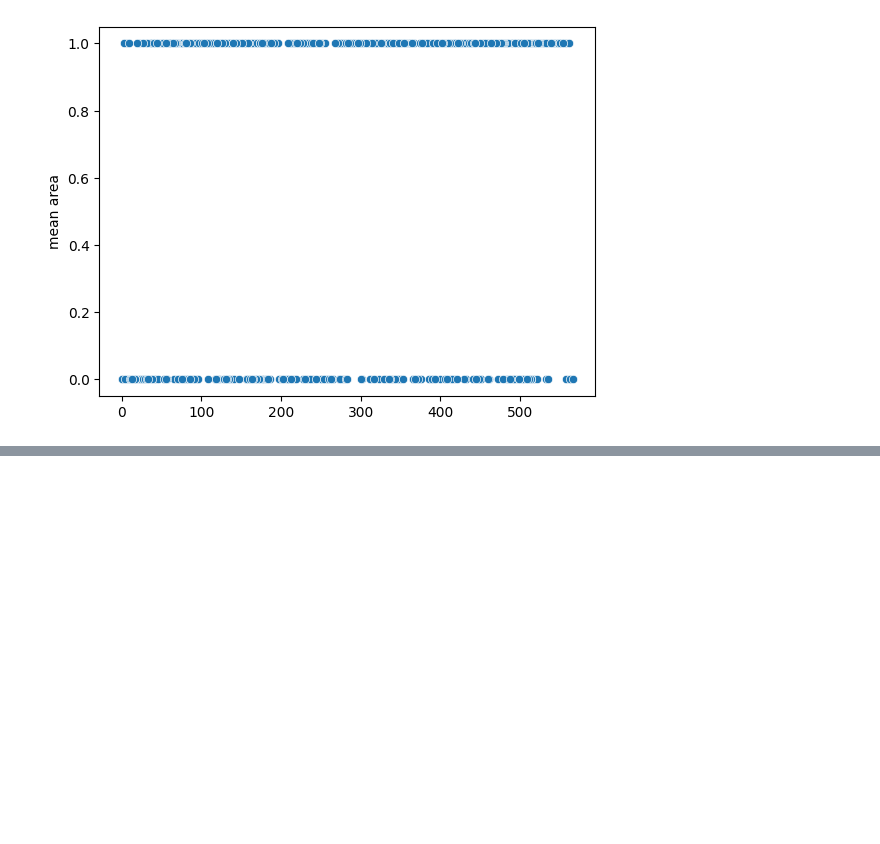
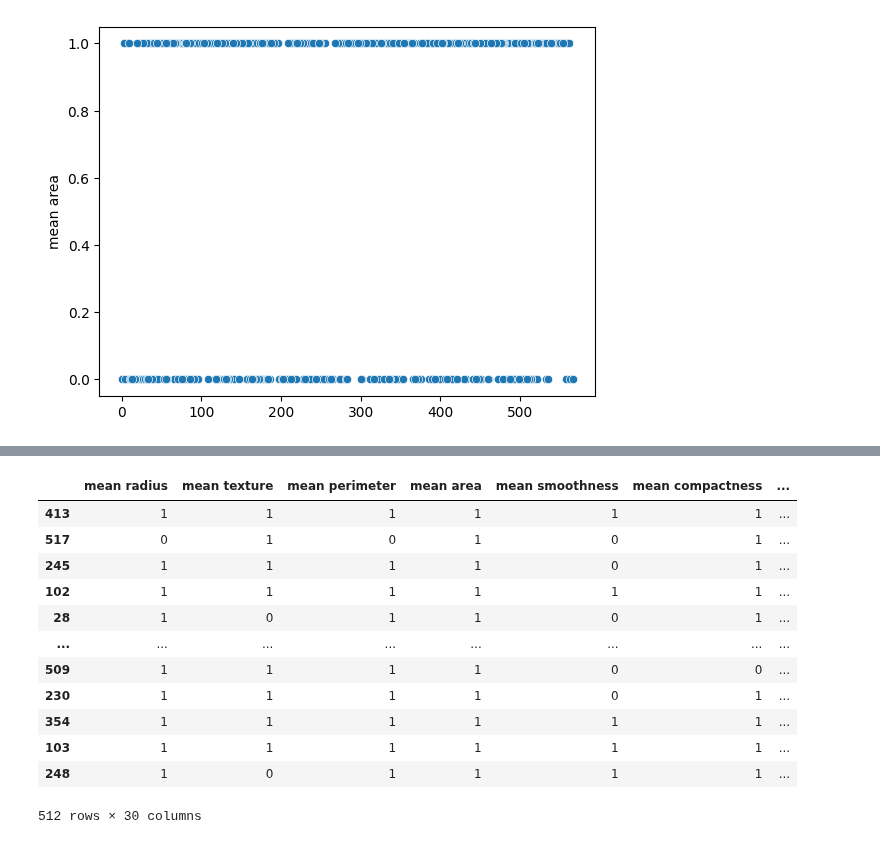
Before and after one commit to Mighty2Skiddie/McCulloh-and-Pitts-neuron-and-Perceptron-Model-Deep-learning-tor-e, a Jupyter notebook: MP_neuron_model.ipynb, the cells around one changed output, grey strips where cells are left out. Cells and saved outputs as stored; diff of their text form; code cells hidden in the pictures; blank space fills up the shorter version.

```diff
--- a/MP_neuron_model.ipynb
+++ b/MP_neuron_model.ipynb
@@ -233,0 +234,16 @@ plt.show()
+# %%
+X_binarized_train
+# %% [output]
+|  | mean radius | mean texture | mean perimeter | mean area | mean smoothness | mean compactness | ... |
+| 413 | 1 | 1 | 1 | 1 | 1 | 1 | ... |
+| 517 | 0 | 1 | 0 | 1 | 0 | 1 | ... |
+| 245 | 1 | 1 | 1 | 1 | 0 | 1 | ... |
+| 102 | 1 | 1 | 1 | 1 | 1 | 1 | ... |
+| 28 | 1 | 0 | 1 | 1 | 0 | 1 | ... |
+| ... | ... | ... | ... | ... | ... | ... | ... |
+| 509 | 1 | 1 | 1 | 1 | 0 | 0 | ... |
+| 230 | 1 | 1 | 1 | 1 | 0 | 1 | ... |
+| 354 | 1 | 1 | 1 | 1 | 1 | 1 | ... |
+| 103 | 1 | 1 | 1 | 1 | 1 | 1 | ... |
+| 248 | 1 | 0 | 1 | 1 | 1 | 1 | ... |
+512 rows × 30 columns
```
Also changed, not shown: parts of 13 cells of this notebook.
